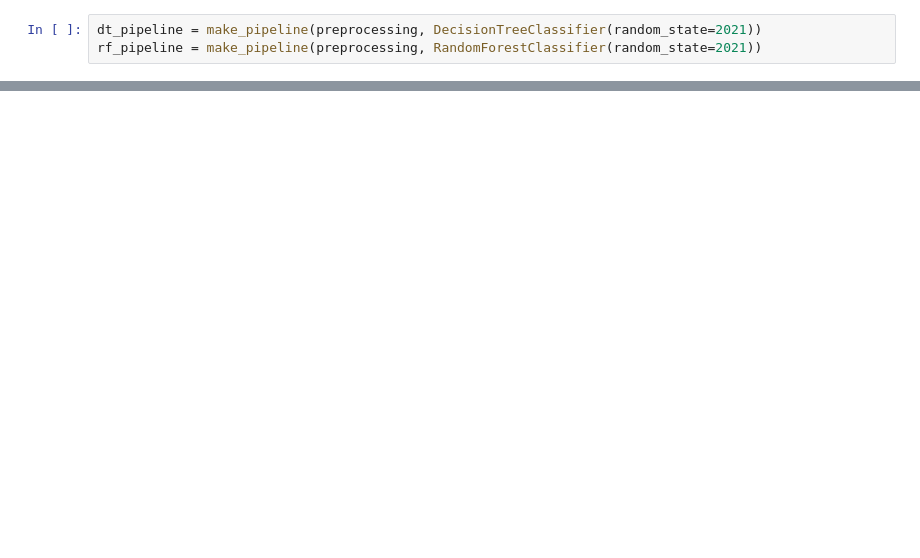
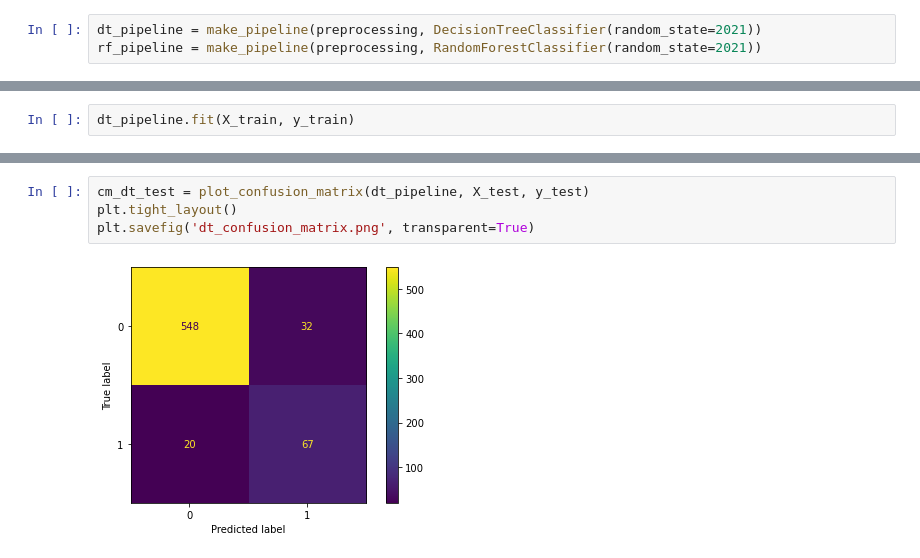
Before and after one commit to samjdedes/project3_ChurnModeling, a Jupyter notebook: notebooks/EDA.ipynb, the cells around one changed output, grey strips where cells are left out. Saved outputs shown, nothing was run; the diff lists cells and outputs as text; blank space fills up the shorter version.

```diff
--- a/notebooks/EDA.ipynb
+++ b/notebooks/EDA.ipynb
@@ -352,0 +207,2 @@ array([0.8988764 , 0.90056285, 0.90994371, 0.93058161, 0.91932458])
+# %%
+dt_pipeline.fit(X_train, y_train)
@@ -352,0 +298,6 @@ array([0.8988764 , 0.90056285, 0.90994371, 0.93058161, 0.91932458])
+# %%
+cm_dt_test = plot_confusion_matrix(dt_pipeline, X_test, y_test)
+plt.tight_layout()
+plt.savefig('dt_confusion_matrix.png', transparent=True)
+# %% [output]
+[figure, added]
```
Also changed, not shown: parts of 67 cells of this notebook, 4 other files.
